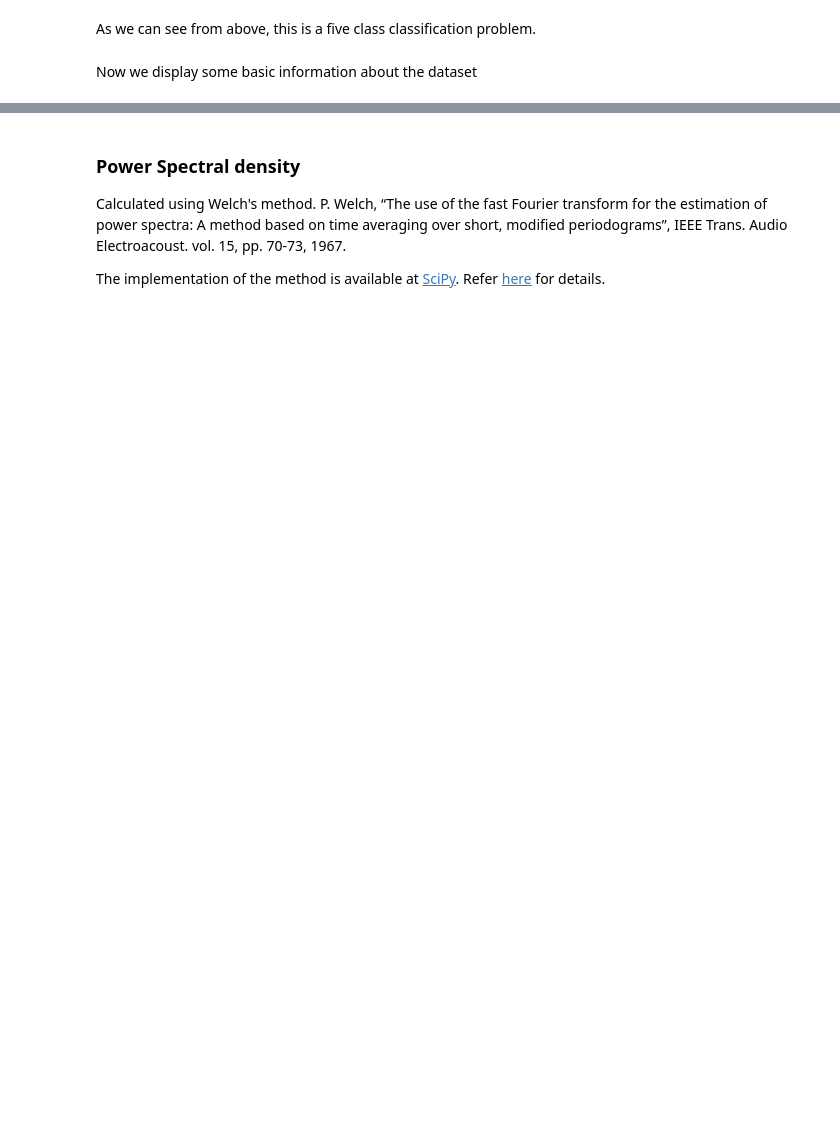
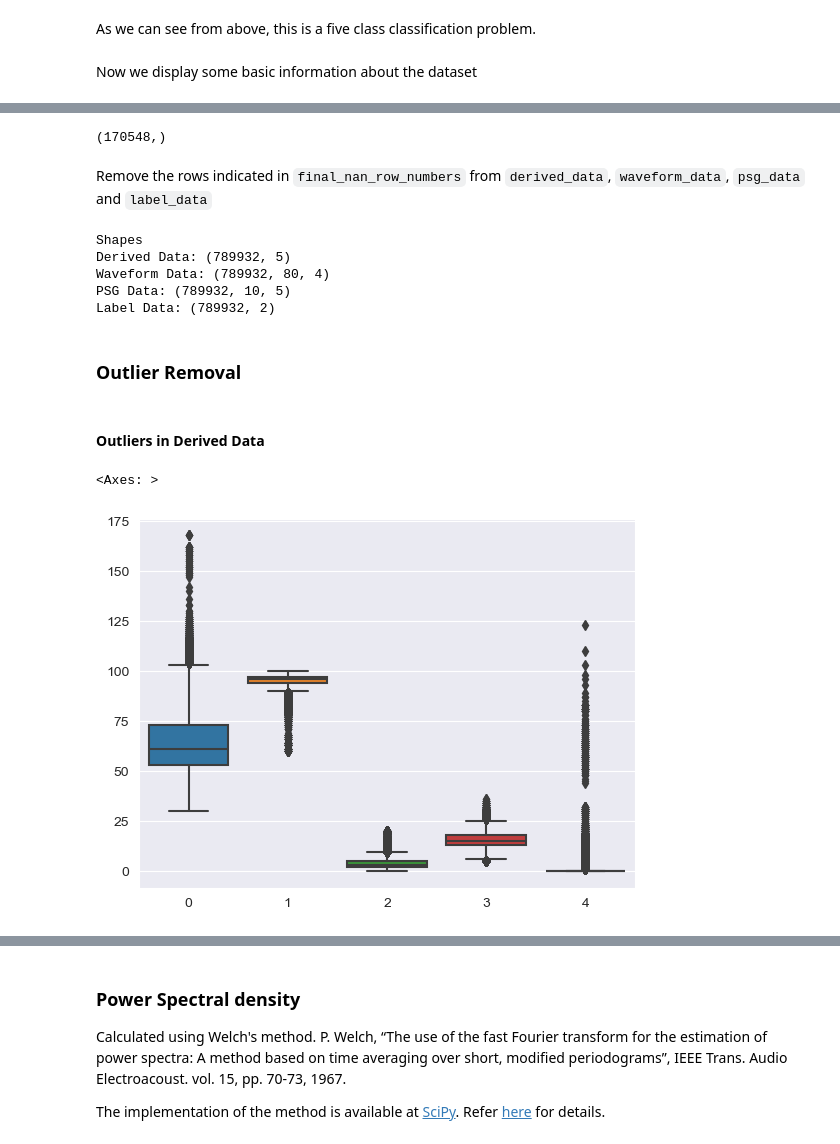
Before and after one commit to arijitde92/OSAS_Detection, a Jupyter notebook: preprocess_dataset.ipynb, the cells around one changed output, grey strips where cells are left out. Saved outputs shown, nothing was run; the diff lists cells and outputs as text; code cells hidden in the pictures; blank space fills up the shorter version.

Commit message:
Added NaN and outlier removal code
Also added code to analyse data from different classes and test whether they are statistically significant or not.

```diff
--- a/preprocess_dataset.ipynb
+++ b/preprocess_dataset.ipynb
@@ -380,0 +161,3 @@ plt.show()
+# %%
+psg_data = np.reshape(psg_data, (-1, 10, num_psg_features))
+print("Reshaped PSG data:", psg_data.shape)
@@ -380,0 +166,4 @@ plt.show()
+# %%
+nan_indices = np.isnan(psg_data).any(axis=1)    # If any of the 5 features (values in axis 1) is NaN
+psg_nan_row_numbers = np.where(np.any(nan_indices == True, axis=1))[0]  # Get row numbers where any value in the 2nd dimension is True
+print("Number of NaN samples in psg data:", len(psg_nan_row_numbers))
@@ -380,0 +187,35 @@ plt.show()
+# %%
+# Combine all the nan row numbers of the three datatypes into one list
+final_nan_row_numbers = np.concatenate((derived_nan_row_numbers, waveform_nan_row_numbers, psg_nan_row_numbers), axis=0)
+# Keep only the unique values (remove duplicates)
+final_nan_row_numbers = np.unique(final_nan_row_numbers)
+final_nan_row_numbers.shape
+# %% [output]
+(170548,)
+# %% [markdown]
+Remove the rows indicated in `final_nan_row_numbers` from `derived_data`, `waveform_data`, `psg_data` and `label_data`
+# %%
+derived_data_cleaned = np.delete(derived_data, final_nan_row_numbers, axis=0)
+waveform_data_cleaned = np.delete(waveform_data, final_nan_row_numbers, axis=0)
+psg_data_cleaned = np.delete(psg_data,final_nan_row_numbers, axis=0)
+label_data_cleaned = np.delete(label_data, final_nan_row_numbers, axis=0)
+print("Shapes")
+print("Derived Data:", derived_data_cleaned.shape)
+print("Waveform Data:", waveform_data_cleaned.shape)
+print("PSG Data:", psg_data_cleaned.shape)
+print("Label Data:", label_data_cleaned.shape)
+# %% [output]
+Shapes
+Derived Data: (789932, 5)
+Waveform Data: (789932, 80, 4)
+PSG Data: (789932, 10, 5)
+Label Data: (789932, 2)
+# %% [markdown]
+### Outlier Removal
+# %% [markdown]
+#### Outliers in Derived Data
+# %%
+sns.boxplot(data=derived_data_cleaned)
+# %% [output]
+<Axes: >
+[figure, added]
```
Also changed, not shown: parts of 86 cells of this notebook, 9 other files.
